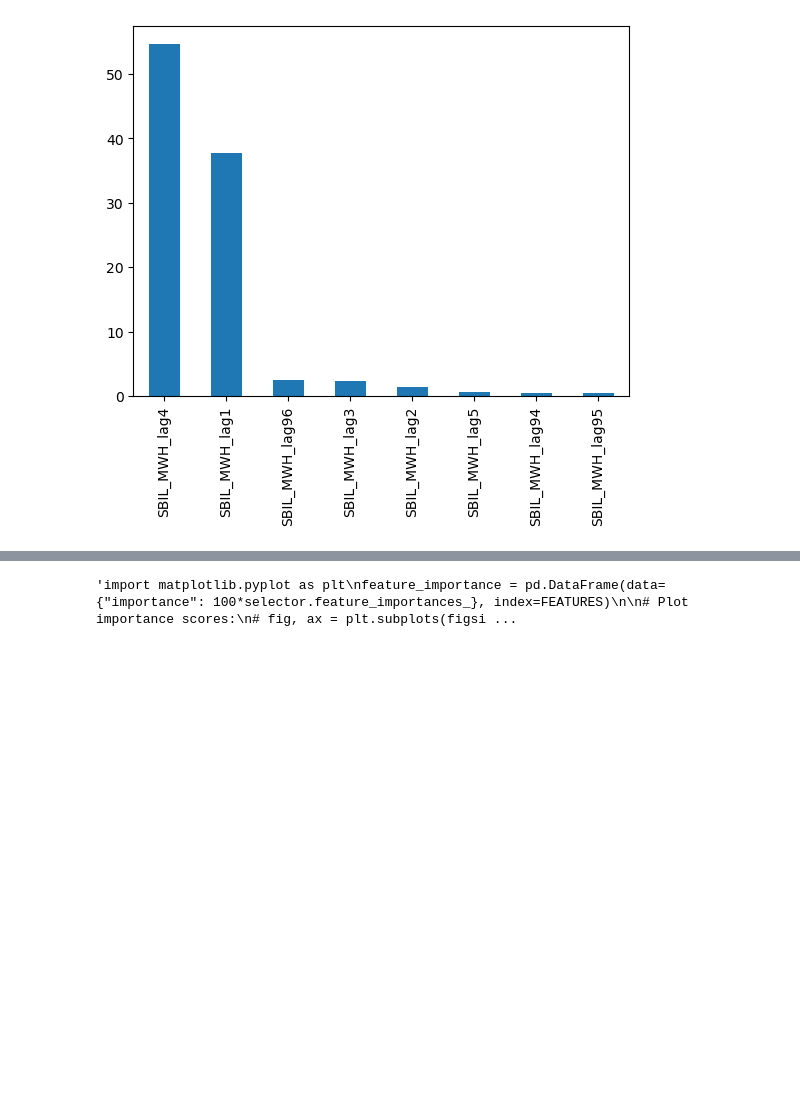
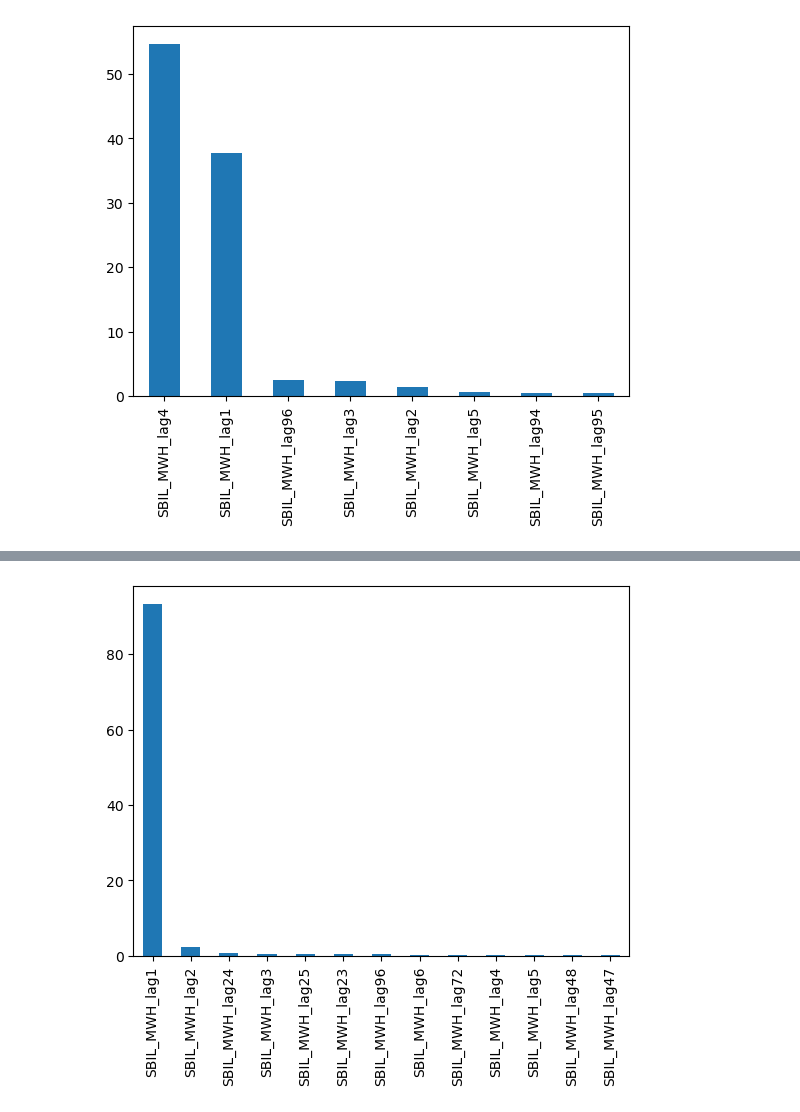
Before and after one commit to samueledelia/Italian-imbalance-forecasting, a Jupyter notebook: notebook/feature_selection.ipynb, the cells around one changed output, grey strips where cells are left out. Drawn from its saved outputs; the diff is of its cells as text; code cells hidden in the pictures; blank space fills up the shorter version.

Commit message:
hourly imbalance and show datasets

```diff
--- a/notebook/feature_selection.ipynb
+++ b/notebook/feature_selection.ipynb
@@ -96,0 +133,17 @@ plt.show()
+# %%
+lags = [-x for x in range(1, 7)]
+lags.extend([23, 24, 25, 47, 48, 72, 96])
+
+# Create a new DataFrame with SBIL_MWH and its lagged values
+df_sbil_lagged = h_nord
+
+# Add lagged columns
+for lag in lags:
+    df_sbil_lagged[f'SBIL_MWH_lag{abs(lag)}'] = df_sbil_lagged['SBIL_MWH'].shift(-lag)
+
+# Drop rows with NaN values due to shifting
+df_sbil_lagged.dropna(inplace=True)
+
+df_sbil_lagged = df_sbil_lagged.drop(columns="MACROZONA")
+# Display the resulting DataFrame
+df_sbil_lagged.head()
@@ -97,12 +158,13 @@ plt.show()
 # %%
-'''from sklearn.model_selection import TimeSeriesSplit
+from sklearn.model_selection import TimeSeriesSplit
 
 from sklearn.ensemble import RandomForestRegressor
 from sklearn.feature_selection import RFE
+
 TARGET = "SBIL_MWH"
-FEATURES = [feature for feature in df_nord.columns if feature != TARGET]
+FEATURES = [feature for feature in df_sbil_lagged.columns if feature != TARGET]
 
-df_nord = df_nord.dropna()
+df_sbil_lagged = df_sbil_lagged.dropna()
 
 # Fit a Random Forest regressor model:
 selector = RandomForestRegressor(
@@ -112,5 +174,5 @@ selector = RandomForestRegressor(
     n_jobs=-1,
     verbose=True)
 
-selector.fit(df_nord[FEATURES], df_nord[TARGET])'''
+selector.fit(df_sbil_lagged[FEATURES], df_sbil_lagged[TARGET])
 # %% [output]
@@ -118,12 +184,12 @@ selector.fit(df_nord[FEATURES], df_nord[TARGET])'''
 # %%
-'''import matplotlib.pyplot as plt
+import matplotlib.pyplot as plt
 feature_importance = pd.DataFrame(data={"importance": 100*selector.feature_importances_}, index=FEATURES)
 
 # Plot importance scores:
 # fig, ax = plt.subplots(figsize=[15,5])
 feature_importance.importance.nlargest(15).plot(kind="bar")
 # ax.bar([ii for ii in range(len(FEATURES))], to_show)
 # plt.xticks([ii for ii in range(len(FEATURES))], FEATURES)
-plt.show()'''
+plt.show()
 # %% [output]
-'import matplotlib.pyplot as plt\nfeature_importance = pd.DataFrame(data={"importance": 100*selector.feature_importances_}, index=FEATURES)\n\n# Plot importance scores:\n# fig, ax = plt.subplots(figsi ...
+[figure, added]
```
Also changed, not shown: parts of 4 cells of this notebook, 7 other files.
